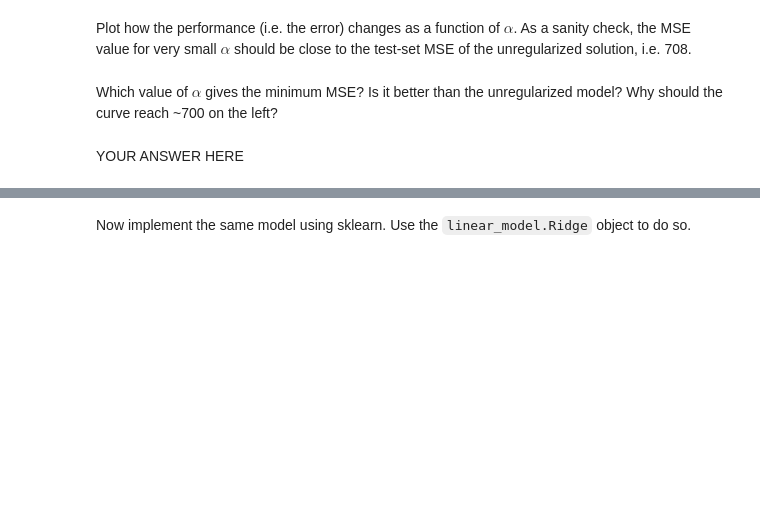
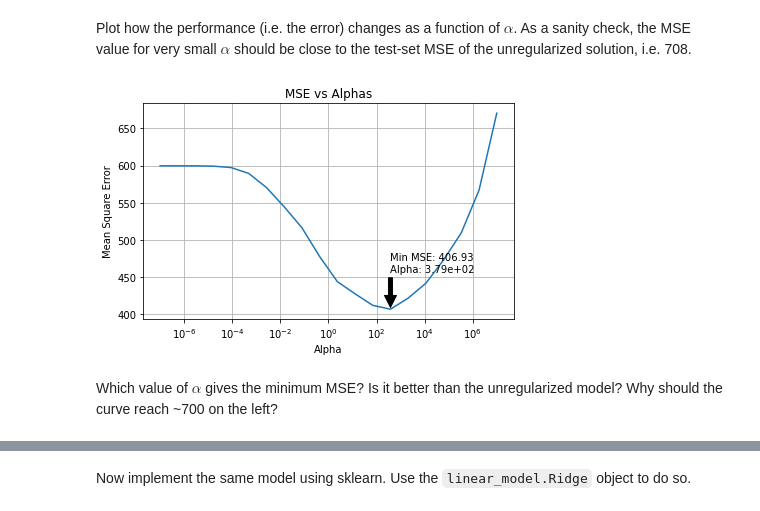
Before and after one commit to Deepak1520/Machine-Learning, a Jupyter notebook: Exercise 1/Exercise_1.ipynb, the cells around one changed output, grey strips where cells are left out. Cells and saved outputs as stored; diff of their text form; code cells hidden in the pictures; blank space fills up the shorter version.

```diff
--- a/Exercise 1/Exercise_1.ipynb
+++ b/Exercise 1/Exercise_1.ipynb
@@ -483,4 +480,31 @@ Plot how the performance (i.e. the error) changes as a function of $\alpha$. As
+# %%
+# Plot of MSE  vs. alphas
+
+def plot_mse_vs_error(alphas, mse):
+
+    # Find the alpha that gives the minimum MSE
+    best_alpha = alphas[np.argmin(errors)]
+    min_mse = min(errors)
+
+    plt.plot(alphas,errors, linestyle = '-')
+    plt.xlabel('Alpha')
+    plt.ylabel('Mean Square Error')
+    plt.title('MSE vs Alphas')
+    plt.xscale('log')
+    plt.grid(True)
+
+    # Annotate the minimum MSE point
+    plt.annotate(f'Min MSE: {min_mse:.2f}\nAlpha: {best_alpha:.2e}',
+                 xy=(best_alpha, min_mse),
+                 xytext=(best_alpha, min_mse + 50),  # Position of the text
+                 arrowprops=dict(facecolor='black', shrink=0.05),  # Arrow properties
+                 )
+
+    plt.tight_layout()
+    plt.show()
+
+plot_mse_vs_error(alphas, mse)
+# %% [output]
+[figure, added]
 # %% [markdown]
 Which value of $\alpha$ gives the minimum MSE? Is it better than the unregularized model? Why should the curve reach ~700 on the left?
-# %% [markdown]
-YOUR ANSWER HERE
```
Also changed, not shown: parts of 22 cells of this notebook, 2 other files.
